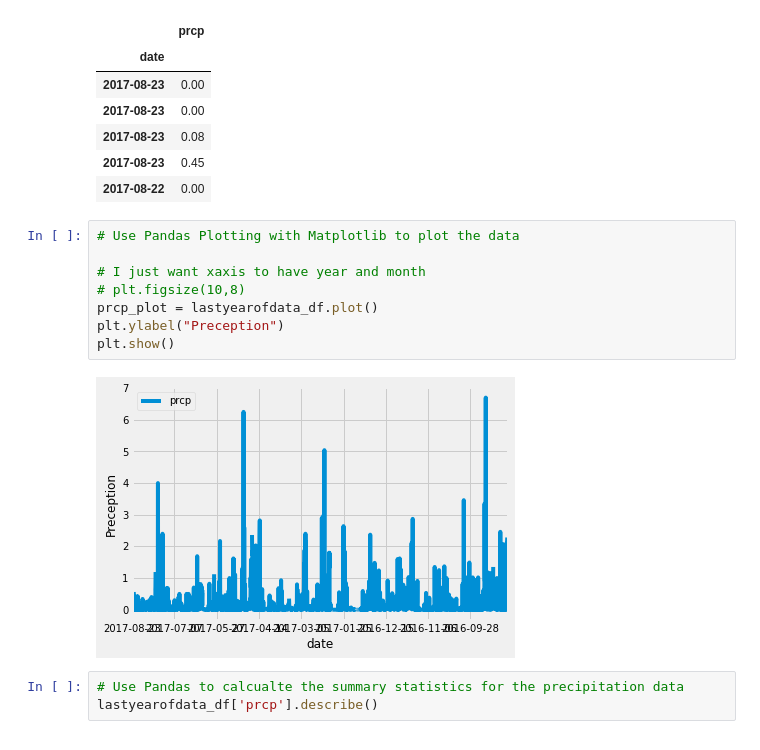
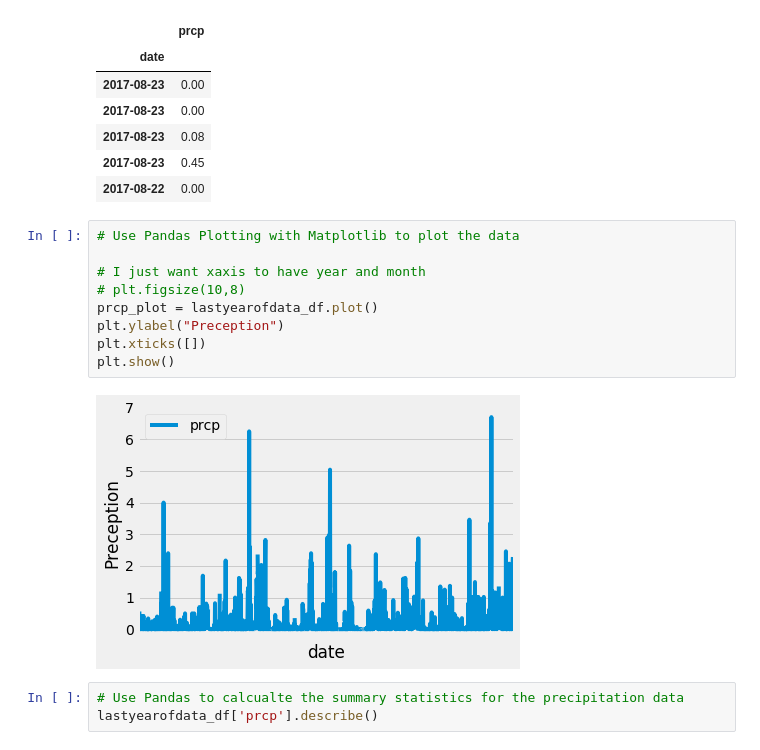
Before and after one commit to abbylemon/sqlalchemy-challenge, a Jupyter notebook: climate.ipynb, the cells around one changed output. Cells and saved outputs as stored; diff of their text form.

```diff
--- a/climate.ipynb
+++ b/climate.ipynb
@@ -93,13 +93,14 @@ lastyearofdata_df.head()
 # %%
 # Use Pandas Plotting with Matplotlib to plot the data
 
 # I just want xaxis to have year and month
 # plt.figsize(10,8)
 prcp_plot = lastyearofdata_df.plot()
 plt.ylabel("Preception")
+plt.xticks([])
 plt.show()
 # %% [output]
-[figure, old version]
+[figure, new version]
 # %%
 # Use Pandas to calcualte the summary statistics for the precipitation data
 lastyearofdata_df['prcp'].describe()
```
Also changed, not shown: parts of 1 cell of this notebook.
